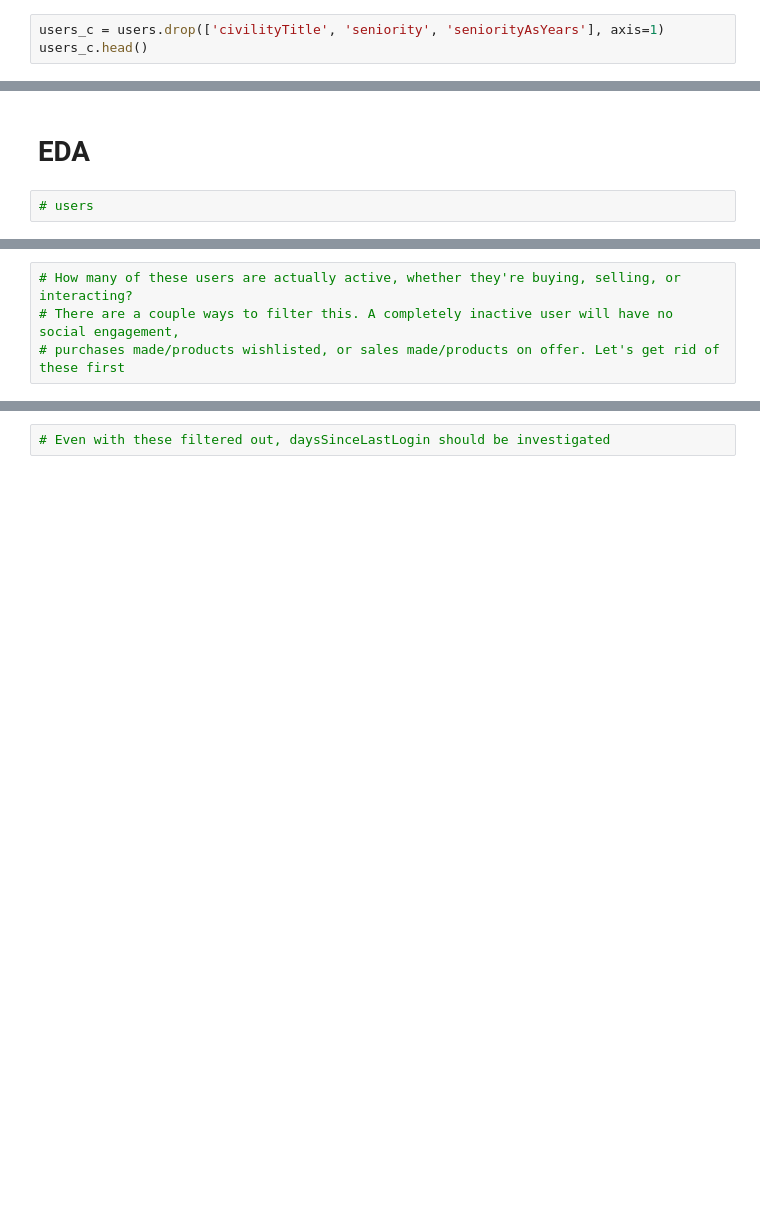
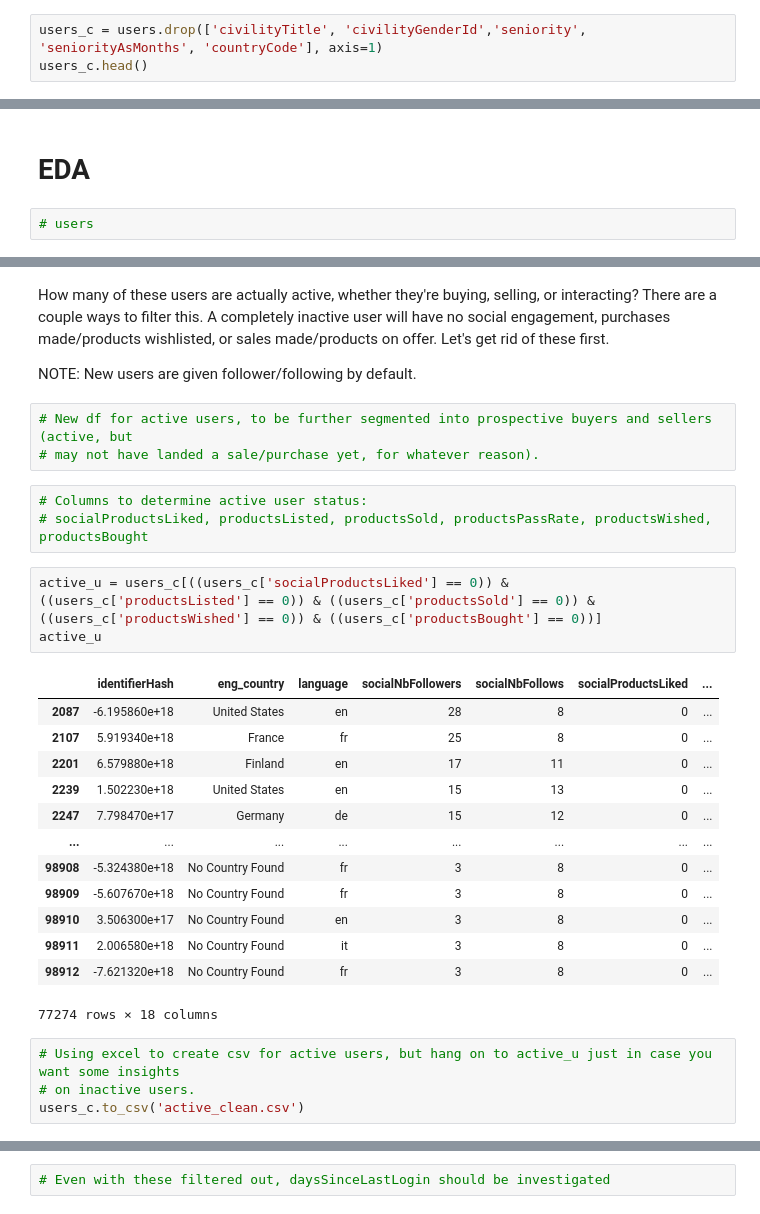
Before and after one commit to jon-ayala/JONATHANAYALA-CAPSTONE4, a Jupyter notebook: cap4.ipynb, the cells around one changed output, grey strips where cells are left out. Drawn from its saved outputs; the diff is of its cells as text; blank space fills up the shorter version.

Commit message:
Add active user dataset

```diff
--- a/cap4.ipynb
+++ b/cap4.ipynb
@@ -56,7 +56,7 @@ The users dataset has duplicate columns for seniority. They each reflect the sam
 # %% [markdown]
 civilityTitle is...kind of unhelpful. If I wanted to make a comparison between purchases/sales between single and married persons, it would be interesting. But this is one-sided. I only have insight into whether or not females are married. Dropping column.
 # %%
-users_c = users.drop(['civilityTitle', 'seniority', 'seniorityAsYears'], axis=1)
+users_c = users.drop(['civilityTitle', 'civilityGenderId','seniority', 'seniorityAsMonths', 'countryCode'], axis=1)
 users_c.head()
 # %% [output]
 |  | identifierHash | eng_country | language | socialNbFollowers | socialNbFollows | socialProductsLiked | ... |
@@ -213,7 +213,36 @@ miss      437
 mr      22792
 mrs     75684
 Name: identifierHash, dtype: int64
-# %%
-# How many of these users are actually active, whether they're buying, selling, or interacting?
-# There are a couple ways to filter this. A completely inactive user will have no social engagement,
-# purchases made/products wishlisted, or sales made/products on offer. Let's get rid of these first
+# %% [markdown]
+How many of these users are actually active, whether they're buying, selling, or interacting?
+There are a couple ways to filter this. A completely inactive user will have no social engagement,
+purchases made/products wishlisted, or sales made/products on offer. Let's get rid of these first.
+
+NOTE: New users are given follower/following by default.
+# %%
+# New df for active users, to be further segmented into prospective buyers and sellers (active, but
+# may not have landed a sale/purchase yet, for whatever reason).
+# %%
+# Columns to determine active user status:
+# socialProductsLiked, productsListed, productsSold, productsPassRate, productsWished, productsBought
+# %%
+active_u = users_c[((users_c['socialProductsLiked'] == 0)) & ((users_c['productsListed'] == 0)) & ((users_c['productsSold'] == 0)) & ((users_c['productsWished'] == 0)) & ((users_c['productsBought'] == 0))]
+active_u
+# %% [output]
+|  | identifierHash | eng_country | language | socialNbFollowers | socialNbFollows | socialProductsLiked | ... |
+| 2087 | -6.195860e+18 | United States | en | 28 | 8 | 0 | ... |
+| 2107 | 5.919340e+18 | France | fr | 25 | 8 | 0 | ... |
+| 2201 | 6.579880e+18 | Finland | en | 17 | 11 | 0 | ... |
+| 2239 | 1.502230e+18 | United States | en | 15 | 13 | 0 | ... |
+| 2247 | 7.798470e+17 | Germany | de | 15 | 12 | 0 | ... |
+| ... | ... | ... | ... | ... | ... | ... | ... |
+| 98908 | -5.324380e+18 | No Country Found | fr | 3 | 8 | 0 | ... |
+| 98909 | -5.607670e+18 | No Country Found | fr | 3 | 8 | 0 | ... |
+| 98910 | 3.506300e+17 | No Country Found | en | 3 | 8 | 0 | ... |
+| 98911 | 2.006580e+18 | No Country Found | it | 3 | 8 | 0 | ... |
+| 98912 | -7.621320e+18 | No Country Found | fr | 3 | 8 | 0 | ... |
+77274 rows × 18 columns
+# %%
+# Using excel to create csv for active users, but hang on to active_u just in case you want some insights
+# on inactive users.
+users_c.to_csv('active_clean.csv')
```
Also changed, not shown: parts of 11 cells of this notebook, 3 other files.
